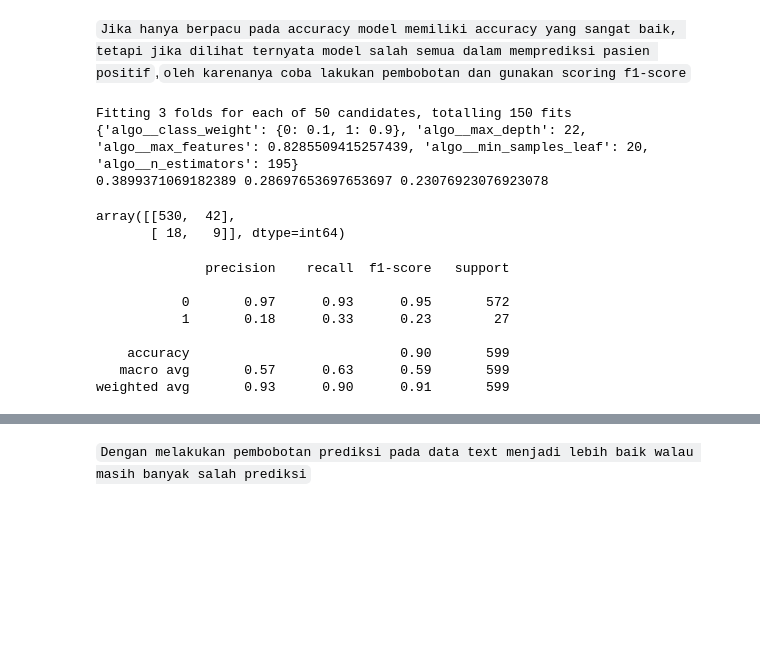
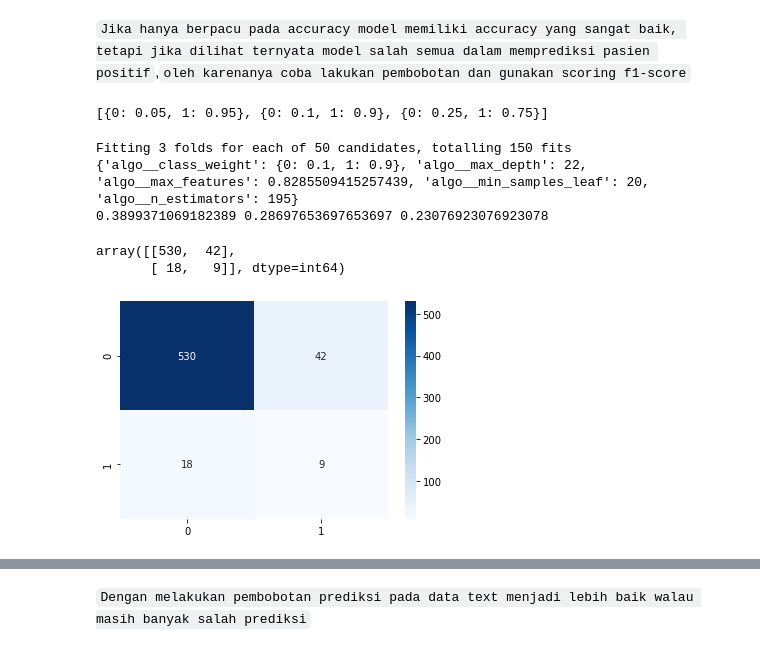
Before and after one commit to ahmadhabib5/Applied_Machine_Learning, a Jupyter notebook: Stroke Prediction/Fix.ipynb, the cells around one changed output, grey strips where cells are left out. Cells and saved outputs as stored; diff of their text form; code cells hidden in the pictures; blank space fills up the shorter version.

```diff
--- a/Stroke Prediction/Fix.ipynb
+++ b/Stroke Prediction/Fix.ipynb
@@ -515,6 +543,10 @@ y_test.value_counts()
 Name: stroke, dtype: int64
 # %% [markdown]
 `Jika hanya berpacu pada accuracy model memiliki accuracy yang sangat baik, tetapi jika dilihat ternyata model salah semua dalam memprediksi pasien positif`,`oleh karenanya coba lakukan pembobotan dan gunakan scoring f1-score`
+# %%
+[{0: x, 1: 1-x} for x in [0.05, 0.1, 0.25]]
+# %% [output]
+[{0: 0.05, 1: 0.95}, {0: 0.1, 1: 0.9}, {0: 0.25, 1: 0.75}]
 # %%
 params_rf = {
     'algo__n_estimators': Integer(low=100, high=200),
@@ -538,19 +570,15 @@ print(model_rf.score(X_train, y_train), model_rf.best_score_, model_rf.score(X_t
 Fitting 3 folds for each of 50 candidates, totalling 150 fits
 {'algo__class_weight': {0: 0.1, 1: 0.9}, 'algo__max_depth': 22, 'algo__max_features': 0.8285509415257439, 'algo__min_samples_leaf': 20, 'algo__n_estimators': 195}
 0.3899371069182389 0.28697653697653697 0.23076923076923078
-# %%
-confusion_matrix(y_test, model_rf.predict(X_test))
-# %% [output]
-array([[530,  42],
-       [ 18,   9]], dtype=int64)
-# %%
-print(classification_report(y_test, model_rf.predict(X_test)))
-# %% [output]
-              precision    recall  f1-score   support
-
-           0       0.97      0.93      0.95       572
-           1       0.18      0.33      0.23        27
-
-    accuracy                           0.90       599
-   macro avg       0.57      0.63      0.59       599
-weighted avg       0.93      0.90      0.91       599
+# %%
+cf_matrix = confusion_matrix(y_test, model_rf.predict(X_test))
+cf_matrix
+# %% [output]
+array([[530,  42],
+       [ 18,   9]], dtype=int64)
+# %%
+import seaborn as sns
+sns.heatmap(cf_matrix, annot=True,cmap='Blues', fmt='g')
+plt.show()
+# %% [output]
+[figure, added]
```
Also changed, not shown: parts of 18 cells of this notebook, 15 other files.
